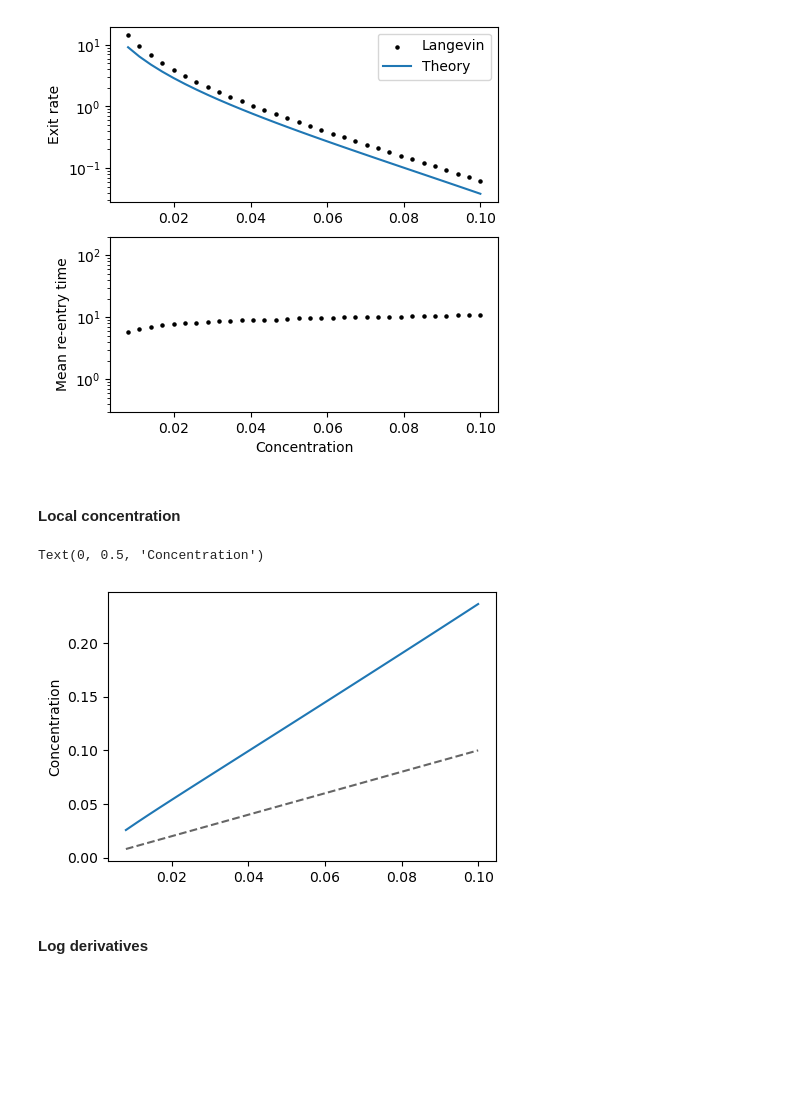
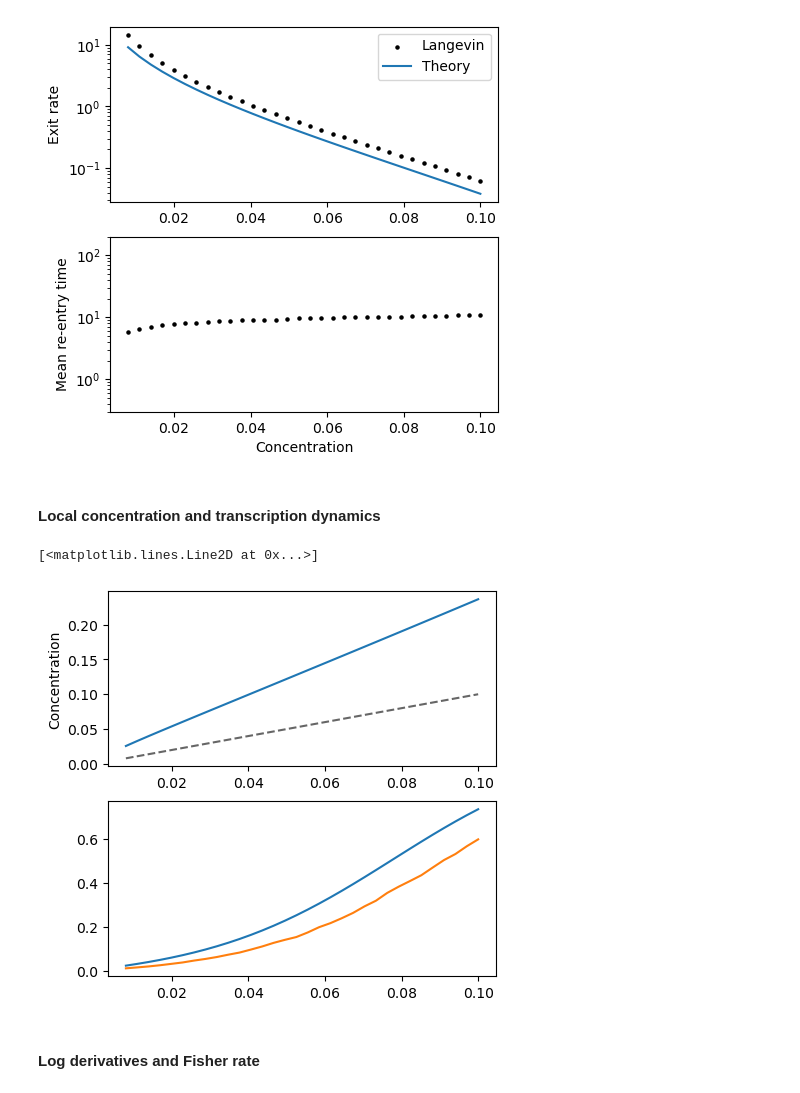
Before and after one commit to ta-rekt/Droplet, a Jupyter notebook: viz-rouse.ipynb, the cells around one changed output. Cells and saved outputs as stored; diff of their text form; code cells hidden in the pictures; blank space fills up the shorter version.

Commit message:
Empirical Fisher rate for linear reponse Rouse+attraction potential, Langevin dynamics

```diff
--- a/viz-rouse.ipynb
+++ b/viz-rouse.ipynb
@@ -929,7 +929,9 @@ keyas = np.sort(list(data.keys()))
 concentrations = np.array([data[keya]["alpha"] for keya in keyas])
 k_exit_vals =  np.array([data[keya]["k_exit"] for keya in keyas])
 k_kramers_vals =  np.array([data[keya]["k_kramers"] for keya in keyas])
-mean_reentry_vals =  np.array([data[keya]["mean_reentry_time"] for keya in keyas])
+mean_exit_time_vals =  1/k_exit_vals
+mean_reentry_time_vals =  np.array([data[keya]["mean_reentry_time"] for keya in keyas])
+mean_cycle_time_vals = mean_exit_time_vals + mean_reentry_time_vals
 
 fig, ax = plt.subplots(2,1,figsize=(5, 5))
 
@@ -939,7 +941,7 @@ ax[0].set_ylabel("Exit rate")
 ax[0].set_yscale("log")
 ax[0].legend()
 
-ax[1].scatter(concentrations, mean_reentry_vals, s=20, marker=".",c="black")
+ax[1].scatter(concentrations, mean_reentry_time_vals, s=20, marker=".",c="black")
 ax[1].set_ylabel("Mean re-entry time")
 ax[1].set_xlabel("Concentration")
 ax[1].set_ylim(0.3, 200)
@@ -947,7 +949,7 @@ ax[1].set_yscale('log')
 # %% [output]
 [figure]
 # %% [markdown]
-#### Local concentration
+#### Local concentration and transcription dynamics
 # %%
 phi_local_vals = np.zeros(len(keyas))
 p_closed_vals = np.zeros(len(keyas))
@@ -970,42 +972,57 @@ for k, keya in enumerate(keyas):
     kBT         = kB*T_bath
     x_bar       = data[keya]["x_bar"]
     lam         = data[keya]["lam"]
     R           = data[keya]["R"]
     L           = data[keya]["surface_params"]["L"]
     kuhnLength  = data[keya]["rouse_params"]["kuhn_length"]
     beadSep     = data[keya]["rouse_params"]["bead_separation"]
     kappa       = data[keya]["surface_params"]["kappa"]
     omega_b     = data[keya]["surface_params"]["omega_b"]
     phi_inf     = data[keya]["alpha"]
 
     args = (R, omega_b, kappa, lam, kuhnLength, beadSep)
     xs = np.linspace(R, L, 100000)
     U_vals = U(xs, *args)
 
     P_full = np.exp(-(U_vals) / (kBT))
     P_full /= np.trapz(P_full, xs)
 
     i_closed = np.where(xs < x_bar)[0]
     p_closed = np.trapz(P_full[i_closed], xs[i_closed])
     p_closed_vals[k] = p_closed
 
     profile = (phi_inf - omega_b * (np.exp(-lam * (xs - R)) * R / xs)
                 / (kappa * (lam + 1 / R)))
     phi_local_vals[k] = np.trapz(P_full[i_closed]*profile[i_closed]/p_closed,
                         xs[i_closed])
 
-fig, ax = plt.subplots(1,1, figsize=(5, 3.5))
+# steady-state transcription model
+kb = 1.0
+ku = 1.0
+tau_on_vals = 1 / (phi_local_vals*kb + k_exit_vals)
+tau_off_vals = 1 / (ku + k_exit_vals)
+tau_closed_vals = tau_on_vals + tau_off_vals
+p_on_vals = p_closed_vals * tau_on_vals / tau_closed_vals
+p_off_vals = p_closed_vals * tau_off_vals / tau_closed_vals
 
-ax.plot(concentrations, phi_local_vals)
-ax.plot(concentrations, concentrations, linestyle="dashed",
+p_off_to_open_vals = k_exit_vals / (k_exit_vals + phi_local_vals*kb)
+p_on_to_open_vals = k_exit_vals / (k_exit_vals + ku)
+
+fig, ax = plt.subplots(2,1, figsize=(5, 5))
+
+ax[0].plot(concentrations, phi_local_vals)
+ax[0].plot(concentrations, concentrations, linestyle="dashed",
         color="black", alpha=0.6)
-ax.set_ylabel("Local concentration")
-ax.set_ylabel("Concentration")
+ax[0].set_ylabel("Local concentration")
+ax[0].set_ylabel("Concentration")
+
+ax[1].plot(concentrations, p_closed_vals)
+ax[1].plot(concentrations, mean_exit_time_vals / mean_cycle_time_vals)
 # %% [output]
-Text(0, 0.5, 'Concentration')
+[<matplotlib.lines.Line2D at 0x...>]
-[figure, old version]
+[figure, new version]
 # %% [markdown]
-#### Log derivatives
+#### Log derivatives and Fisher rate
 # %%
 fig, ax = plt.subplots(1, 1, figsize=(5, 3.5))
 
```
Also changed, not shown: parts of 2 cells of this notebook, 6 other files.
